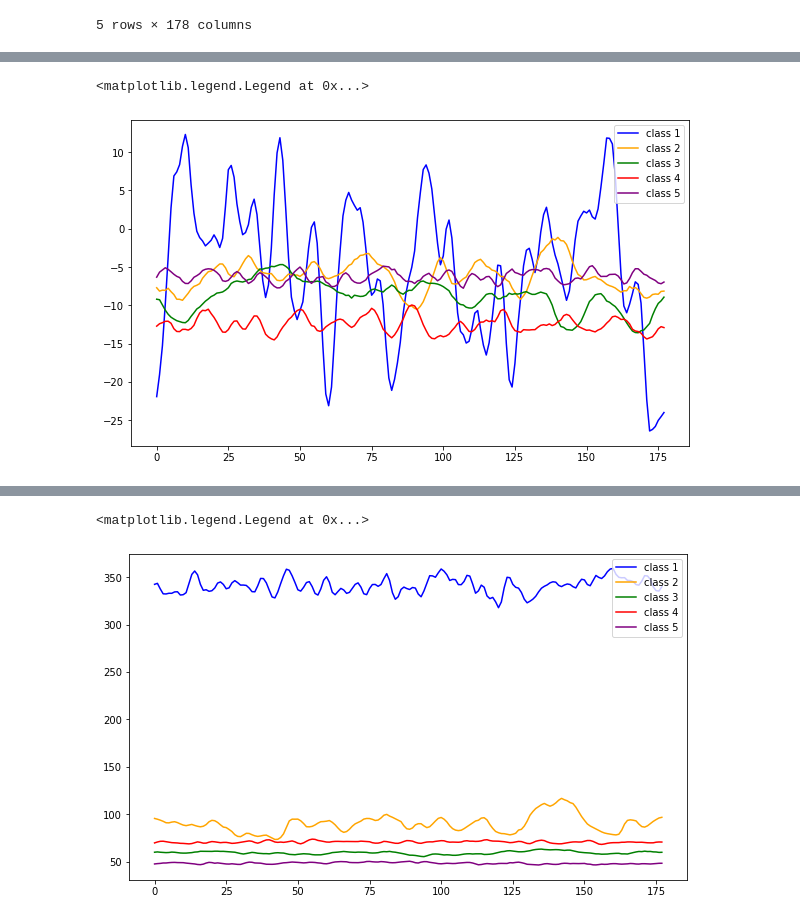
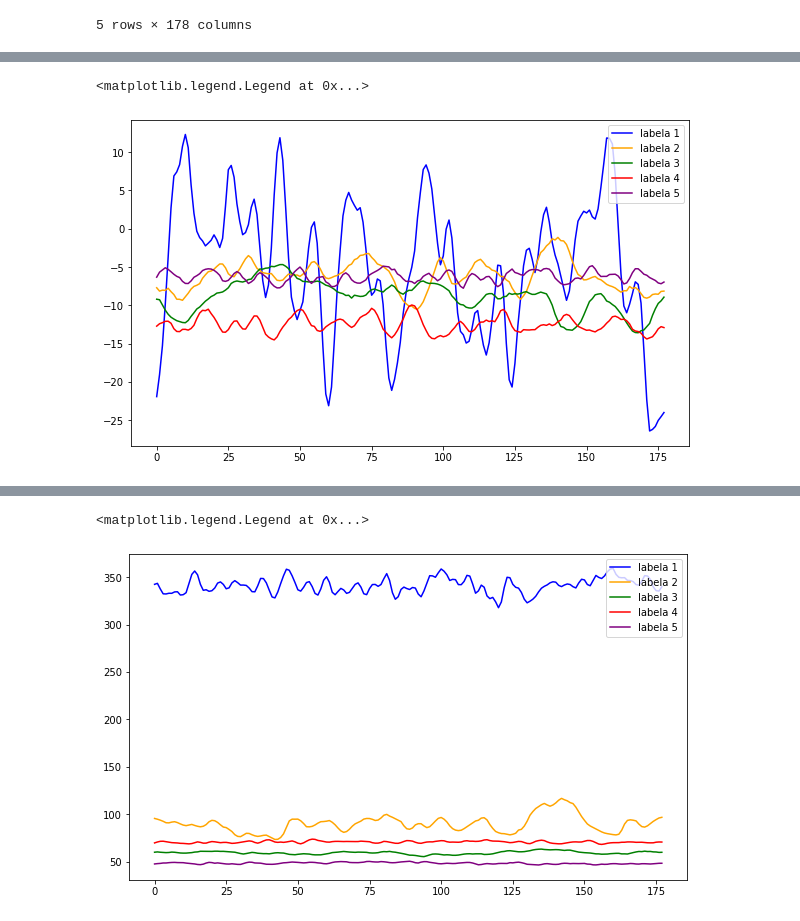
Before and after one commit to Vildana96/Projects, a Jupyter notebook: main.ipynb, the cells around one changed output, grey strips where cells are left out. Drawn from its saved outputs; the diff is of its cells as text; code cells hidden in the pictures.

```diff
--- a/main.ipynb
+++ b/main.ipynb
@@ -108,12 +137,12 @@ plt.show()
 # %%
 colors = ['blue', 'orange', 'green', 'red', 'purple']
 plt.figure(figsize = (10, 6))
 for i in range(number_of_classes):
-    plt.plot(range(number_of_columns), mean_by_classes.iloc[i,:], c = colors[i], label = 'class ' + str(i+1))
+    plt.plot(range(number_of_columns), mean_by_classes.iloc[i,:], c = colors[i], label = 'labela ' + str(i+1))
 plt.legend(loc = 'upper right')
 # %% [output]
 <matplotlib.legend.Legend at 0x...>
-[figure, old version]
+[figure, new version]
 # %%
 std_by_classes = data.groupby(['y']).std()
 std_by_classes.head()
@@ -130,8 +159,8 @@ std_by_classes.head()
 colors = ['blue', 'orange', 'green', 'red', 'purple']
 plt.figure(figsize = (10, 6))
 for i in range(number_of_classes):
-    plt.plot(range(number_of_columns), std_by_classes.iloc[i,:], c = colors[i], label = 'class ' + str(i+1))
+    plt.plot(range(number_of_columns), std_by_classes.iloc[i,:], c = colors[i], label = 'labela ' + str(i+1))
 plt.legend(loc = 'upper right')
 # %% [output]
 <matplotlib.legend.Legend at 0x...>
-[figure, old version]
+[figure, new version]
```
Also changed, not shown: parts of 48 cells of this notebook.
